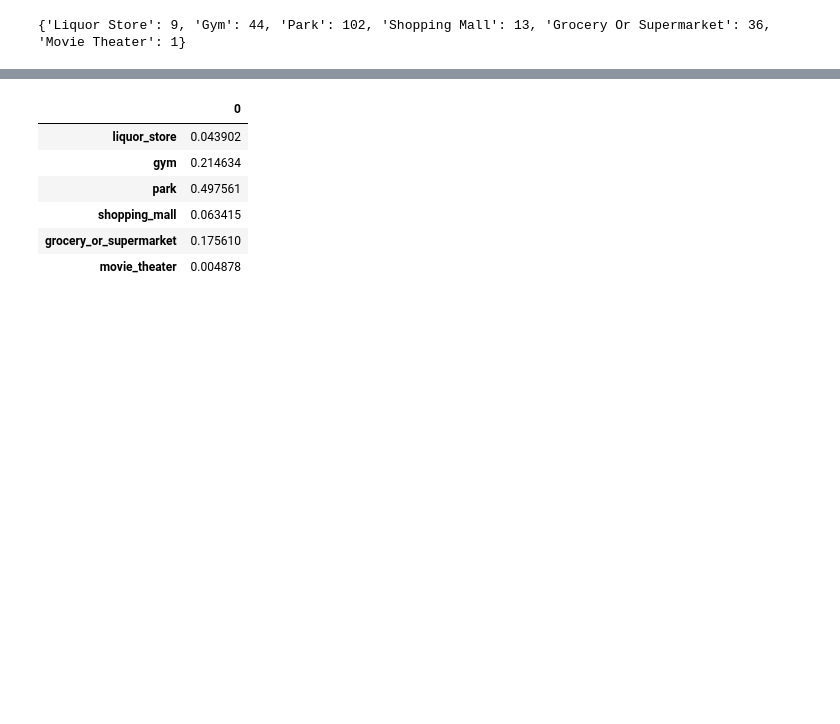
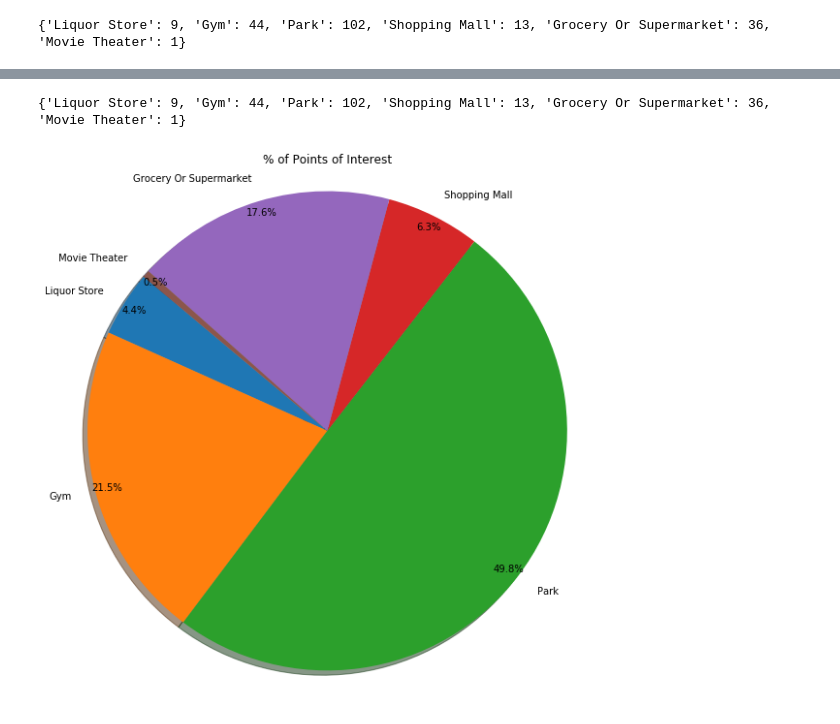
Before and after one commit to miriambrk/CityScore-ZipSlip-, a Jupyter notebook: Google API code NB.ipynb, the cells around one changed output, grey strips where cells are left out. Cells and saved outputs as stored; diff of their text form; code cells hidden in the pictures; blank space fills up the shorter version.

```diff
--- a/Google API code NB.ipynb
+++ b/Google API code NB.ipynb
@@ -89,12 +89,0 @@ plt.show()
-# %%
-sums = pie_df.sum()
-
-pie_df/sums
-# %% [output]
-|  | 0 |
-| liquor_store | 0.043902 |
-| gym | 0.214634 |
-| park | 0.497561 |
-| shopping_mall | 0.063415 |
-| grocery_or_supermarket | 0.175610 |
-| movie_theater | 0.004878 |
@@ -100,0 +92,9 @@ pie_df/sums
+# %%
+rst = zf.barfinder(lat, lng)
+print(rst)
+# %% [output]
+{'Liquor Store': 9, 'Gym': 44, 'Park': 102, 'Shopping Mall': 13, 'Grocery Or Supermarket': 36, 'Movie Theater': 1}
+# %%
+zf.pie_plot(zf.barfinder(lat,lng))
+# %% [output]
+[figure, added]
```
Also changed, not shown: parts of 3 cells of this notebook, 3 other files.
